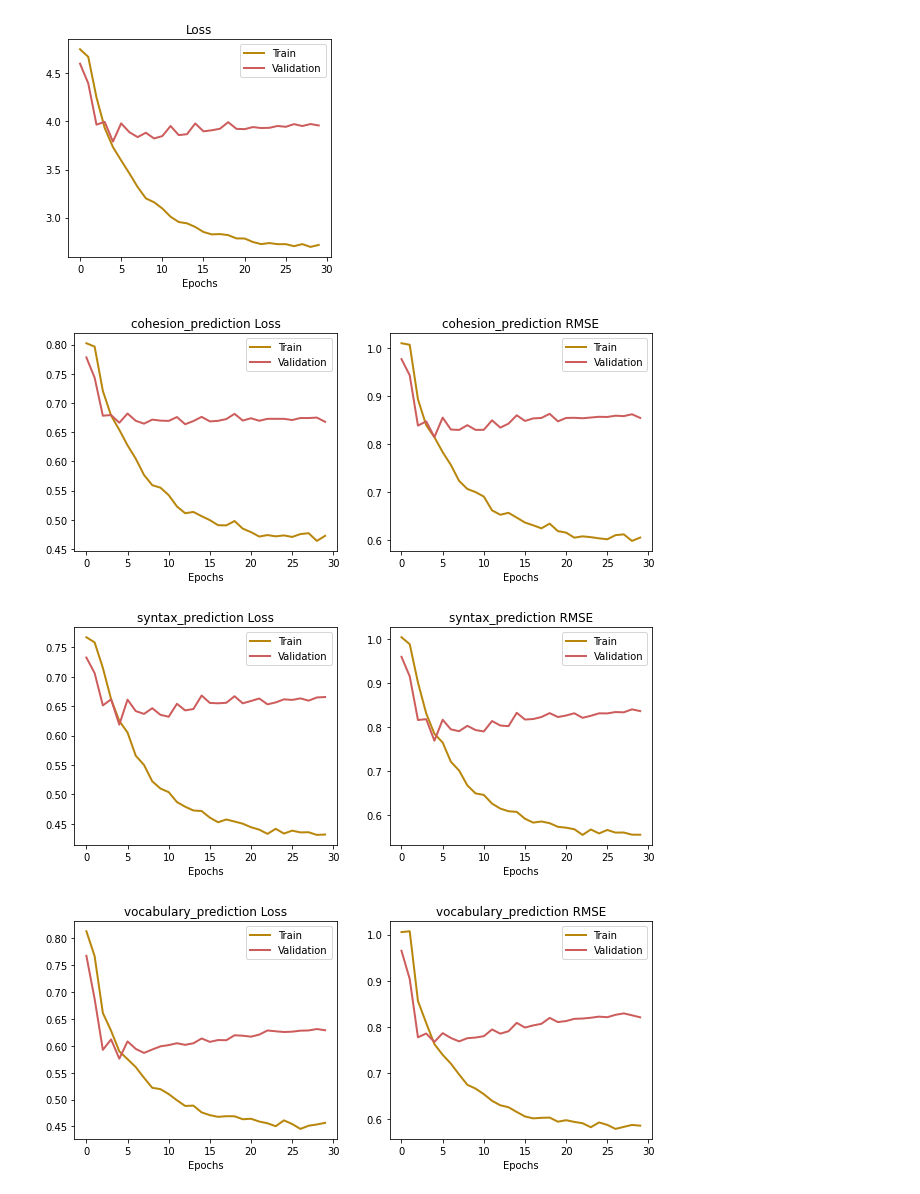
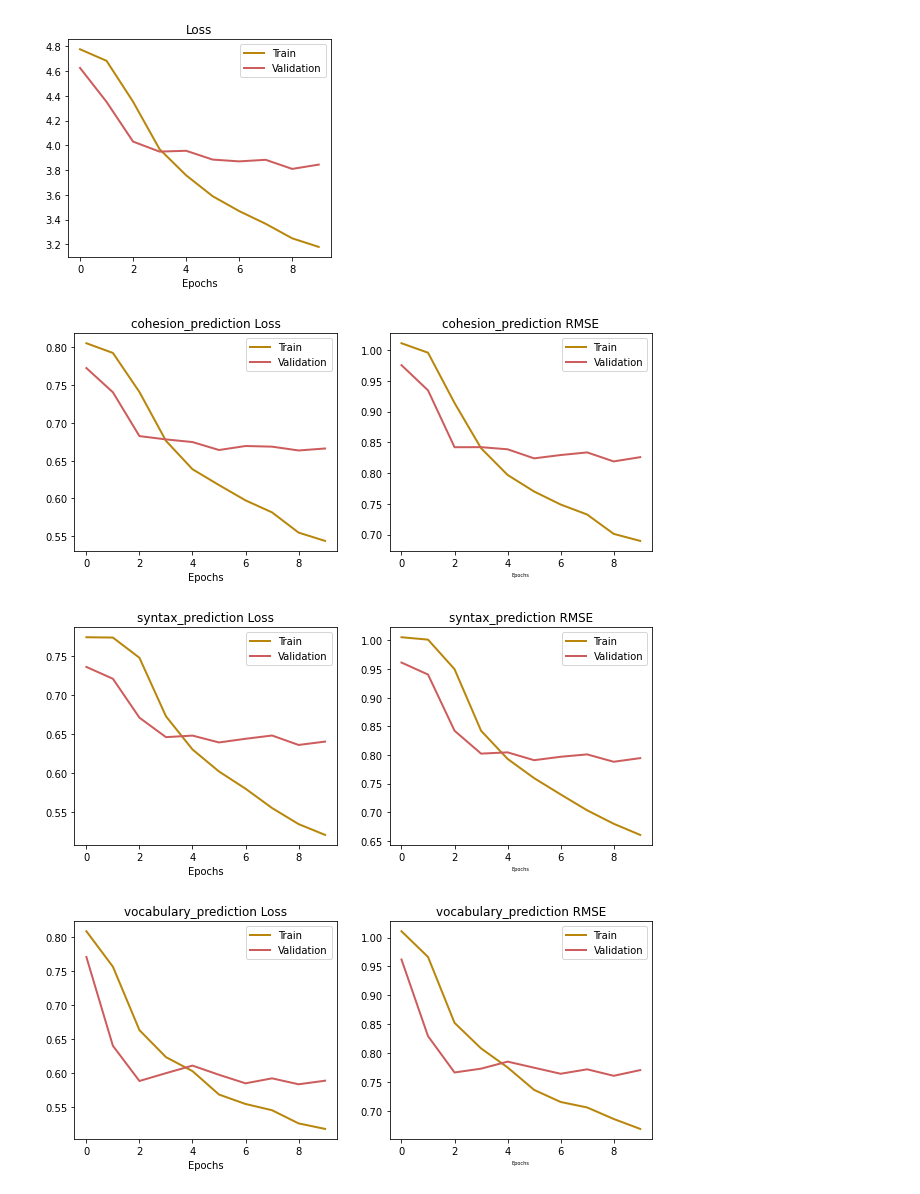
Before and after one commit to stephhe/kaggle_english_language_grading, a Jupyter notebook: cnn-with-embeddings.ipynb, the cells around one changed output. Drawn from its saved outputs; the diff is of its cells as text; code cells hidden in the pictures.

```diff
--- a/cnn-with-embeddings.ipynb
+++ b/cnn-with-embeddings.ipynb
@@ -45,10 +57,12 @@ for train_index, test_index in kfolds_data:
     train = pd.DataFrame(train_data_raw.values[train_index])
     train.columns = train_data_raw.columns
 
-    test = pd.DataFrame(train_data_raw.values[test_index])
-    test.columns = train_data_raw.columns
+#     test = pd.DataFrame(train_data_raw.values[test_index])
+#     test.columns = train_data_raw.columns
 
     train.to_csv(f'/kaggle/working/train_partition_{partition}.csv')
-    test.to_csv(f'/kaggle/working/test_partition_{partition}.csv')
+#     test.to_csv(f'/kaggle/working/test_partition_{partition}.csv')
 
     partition +=1
+
+train = pd.read_csv('/kaggle/working/train_partition_1.csv').iloc[:,1:]
@@ -147,7 +134,7 @@ average_pooling_x = layers.GlobalAveragePooling1D()(max_pooling_x)
 
 #flattener = layers.Flatten()(average_pooling_x)
 
-dense_x = layers.Dense(16, activation="relu")(flattener)
+dense_x = layers.Dense(16, activation="relu")(average_pooling_x)
 dense_x =  layers.Dropout(rate=0.2)(dense_x)
 
 dense_x = layers.Dense(16, activation="relu")(average_pooling_x)
@@ -160,12 +147,12 @@ dense_x = layers.Dense(16, activation="relu")(average_pooling_x)
 dense_x =  layers.Dropout(rate=0.2)(dense_x)
 
 
-cohesion_prediction = layers.Dense(1, activation=None, name='cohesion_prediction')(dense_x)
-syntax_prediction = layers.Dense(1, activation=None, name='syntax_prediction')(dense_x)
-vocabulary_prediction = layers.Dense(1, activation=None, name='vocabulary_prediction')(dense_x)
-phraseology_prediction = layers.Dense(1, activation=None, name='phraseology_prediction')(dense_x)
-grammar_prediction = layers.Dense(1, activation=None, name='grammar_prediction')(dense_x)
-conventions_prediction = layers.Dense(1, activation=None, name='conventions_prediction')(dense_x)
+cohesion_prediction = layers.Dense(1, use_bias=False, activation=None, name='cohesion_prediction')(dense_x)
+syntax_prediction = layers.Dense(1, use_bias=False, activation=None, name='syntax_prediction')(dense_x)
+vocabulary_prediction = layers.Dense(1, use_bias=False, activation=None, name='vocabulary_prediction')(dense_x)
+phraseology_prediction = layers.Dense(1, use_bias=False, activation=None, name='phraseology_prediction')(dense_x)
+grammar_prediction = layers.Dense(1, use_bias=False, activation=None, name='grammar_prediction')(dense_x)
+conventions_prediction = layers.Dense(1, use_bias=False, activation=None, name='conventions_prediction')(dense_x)
 
 grader = keras.Model(
     inputs=[essay_input],
@@ -207,7 +194,7 @@ grader.compile(
             )])
 
 hist = grader.fit(
-    x=encoded_essays,
+    x=encoded_essays_train,
     y={
      'cohesion_prediction': encoded_cohesion_score,
      'syntax_prediction': encoded_syntax_score,
@@ -220,5 +207,5 @@ hist = grader.fit(
     batch_size=32,        # mini-batch size
     validation_split=0.1, # use a fraction of the examples for validation
     verbose=1,
-    epochs=30)
+    epochs=10)
 # %% [output]
@@ -250,35 +240,35 @@ fig = plt.figure(figsize=(16, 4))
 ax = fig.add_subplot(1, 3, 1)
 
 plt.plot(history['loss'], lw=2, color='darkgoldenrod')
 plt.plot(history['val_loss'], lw=2, color='indianred')
 plt.legend(['Train', 'Validation'], fontsize=10)
 #plt.ylim(0.5,0.7)
 ax.set_xlabel('Epochs', size=10)
 ax.set_title('Loss');
 
 
 for output in outputs:
     # plot loss for train and validation
     fig = plt.figure(figsize=(16, 4))
     ax = fig.add_subplot(1, 3, 1)
 
     plt.plot(history[f'{output}_loss'], lw=2, color='darkgoldenrod')
     plt.plot(history[f'val_{output}_loss'], lw=2, color='indianred')
     plt.legend(['Train', 'Validation'], fontsize=10)
     #plt.ylim(0.5,0.7)
     ax.set_xlabel('Epochs', size=10)
     ax.set_title(f'{output} Loss');
 
     # plot accuracy for train and validation
     ax = fig.add_subplot(1, 3, 2)
     plt.plot(history[f'{output}_root_mean_squared_error'], lw=2, color='darkgoldenrod')
     plt.plot(history[f'val_{output}_root_mean_squared_error'], lw=2, color='indianred')
     plt.legend(['Train', 'Validation'], fontsize=10)
     #plt.ylim(0.7,0.8)
-    ax.set_xlabel('Epochs', size=10)
+    ax.set_xlabel('Epochs', size=5)
     ax.set_title(f'{output} RMSE');
 # %% [output]
-[figure, old version]
+[figure, new version]
-[figure, old version]
+[figure, new version]
-[figure, old version]
+[figure, new version]
-[figure, old version]
+[figure, new version]
```
Also changed, not shown: parts of 13 cells of this notebook.
